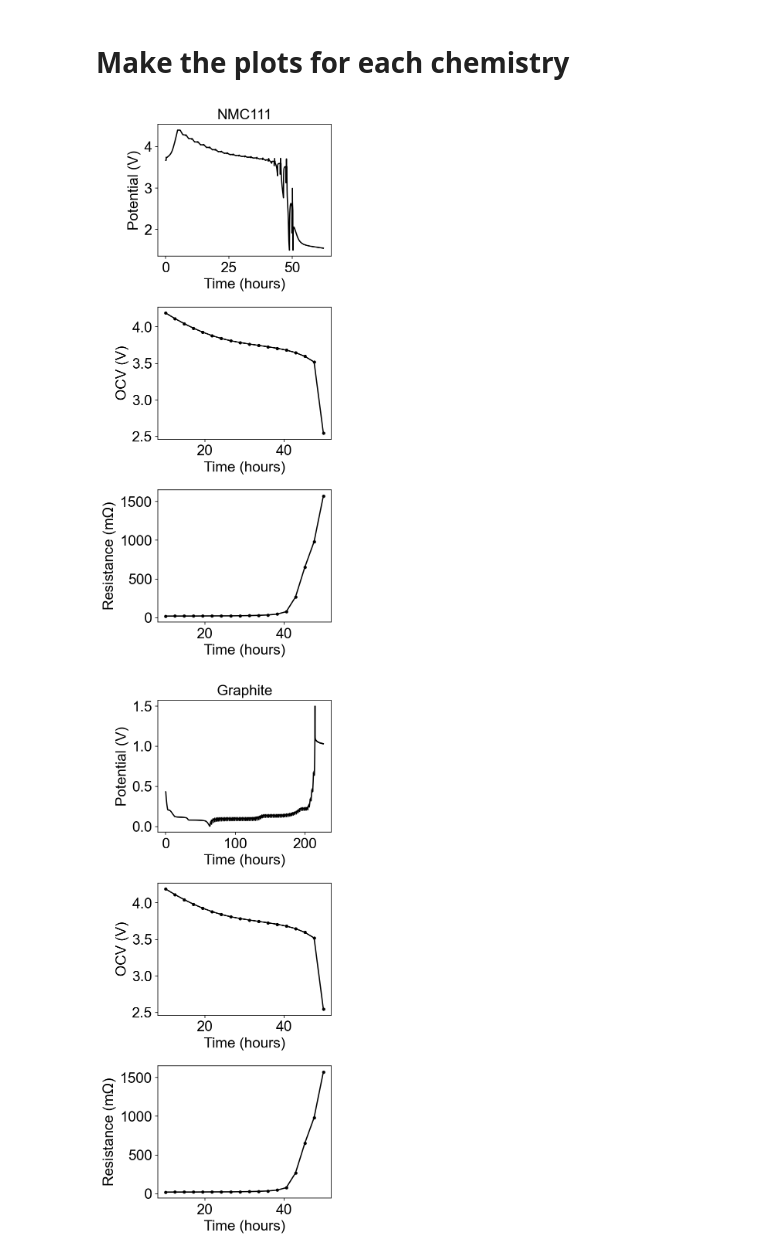
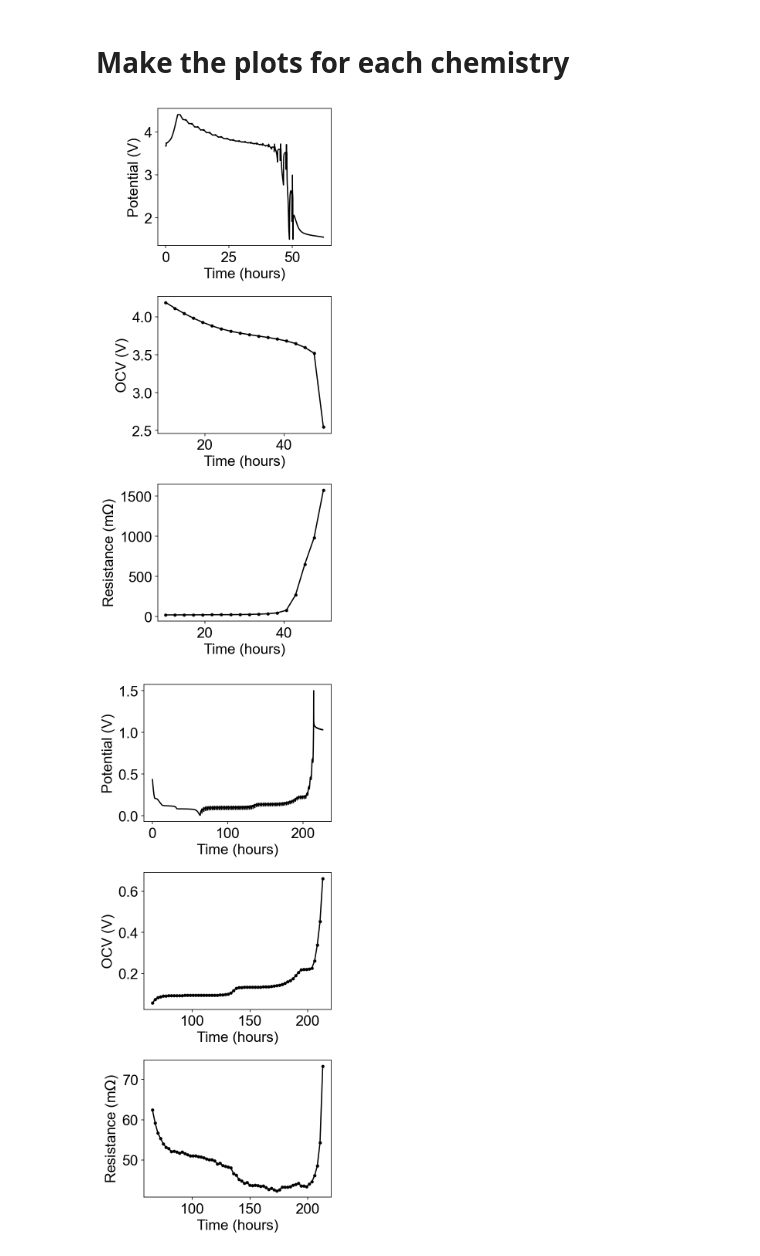
Before and after one commit to wengandrew/fast-formation, a Jupyter notebook: notebooks/process_coin_cell_data.ipynb, the cells around one changed output. Saved outputs shown, nothing was run; the diff lists cells and outputs as text; code cells hidden in the pictures.

Commit message:
Fixed plotting bug

```diff
--- a/notebooks/process_coin_cell_data.ipynb
+++ b/notebooks/process_coin_cell_data.ipynb
@@ -201,25 +201,57 @@ res_vec = np.array(res_vec)
 # %%
 for target_file, num_header_lines, applied_current, is_cathode, name in \
     zip(target_files, num_header_lines_vec, applied_current_ma_vec, is_cathode_vec, name_vec):
 
     df = pd.read_csv(target_file, header=num_header_lines, sep='\t', encoding='ISO-8859-1')
+
+
+    cycle_number_vec = np.unique(df['cycle number'])
+
+    abs_time_vec = []
+    res_vec = []
+    ocv_vec = []
+
+    for cycle_number in cycle_number_vec[1:-1]:
+
+        curr_df = df[df['cycle number'] == cycle_number]
+
+        time = curr_df['time/s'] - curr_df['time/s'].iloc[0]
+
+        if is_cathode: # Take discharge
+            idx1 = np.where(curr_df['I/mA'] < -0.35)[0][0] - 1
+            idx2 = np.where(curr_df['I/mA'] < -0.35)[0][-1]
+        else: # Take charge
+            idx1 = np.where(curr_df['I/mA'] > 0.35)[0][0] - 1
+            idx2 = np.where(curr_df['I/mA'] > 0.35)[0][-1]
+
+        # Reistance computation
+        res = np.abs((curr_df['Ecell/V'].iloc[idx1] - curr_df['Ecell/V'].iloc[idx2])) / np.abs(applied_current)
+
+        abs_time_vec.append(curr_df['time/s'].iloc[idx1])
+        res_vec.append(res)
+
+        ocv_vec.append(curr_df['Ecell/V'].iloc[idx1])
+
+    ocv_vec = np.array(ocv_vec)
+    abs_time_vec = np.array(abs_time_vec)
+    res_vec = np.array(res_vec)
 
     fig, axs = plt.subplots(3, figsize=(4.5,10))
 
     axs[0].plot(df['time/s'] / 3600, df['Ecell/V'], color='k')
     axs[0].set_xlabel('Time (hours)')
     axs[0].set_ylabel('Potential (V)')
     axs[0].set_title(name)
 
     axs[1].plot(abs_time_vec / 3600, ocv_vec, marker='o', markersize=3, color='k')
     axs[1].set_xlabel('Time (hours)')
     axs[1].set_ylabel('OCV (V)')
 
     axs[2].plot(abs_time_vec / 3600, res_vec * 1000, marker='o', markersize=3, color='k')
     axs[2].set_xlabel('Time (hours)')
     axs[2].set_ylabel('Resistance (m$\Omega$)')
 
     plt.savefig(f"{name}.png")
 # %% [output]
-[figure, old version]
+[figure, new version]
-[figure, old version]
+[figure, new version]
```
Also changed, not shown: parts of 1 cell of this notebook.
